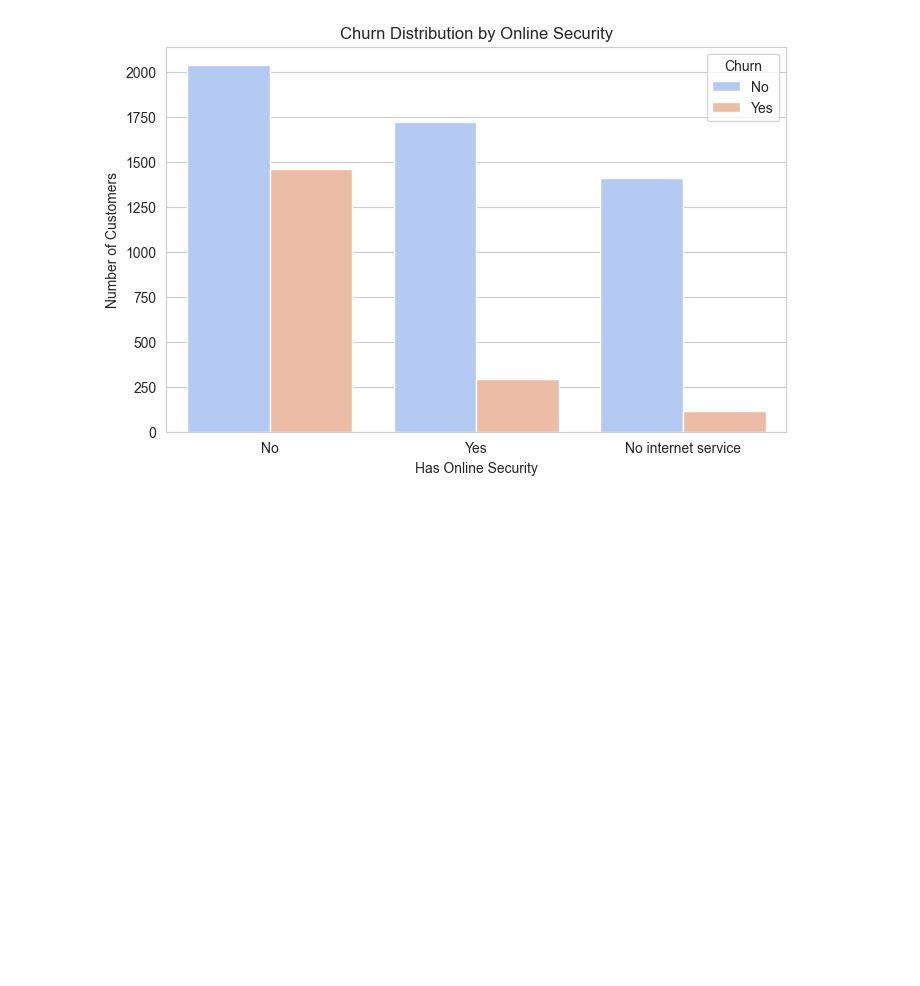
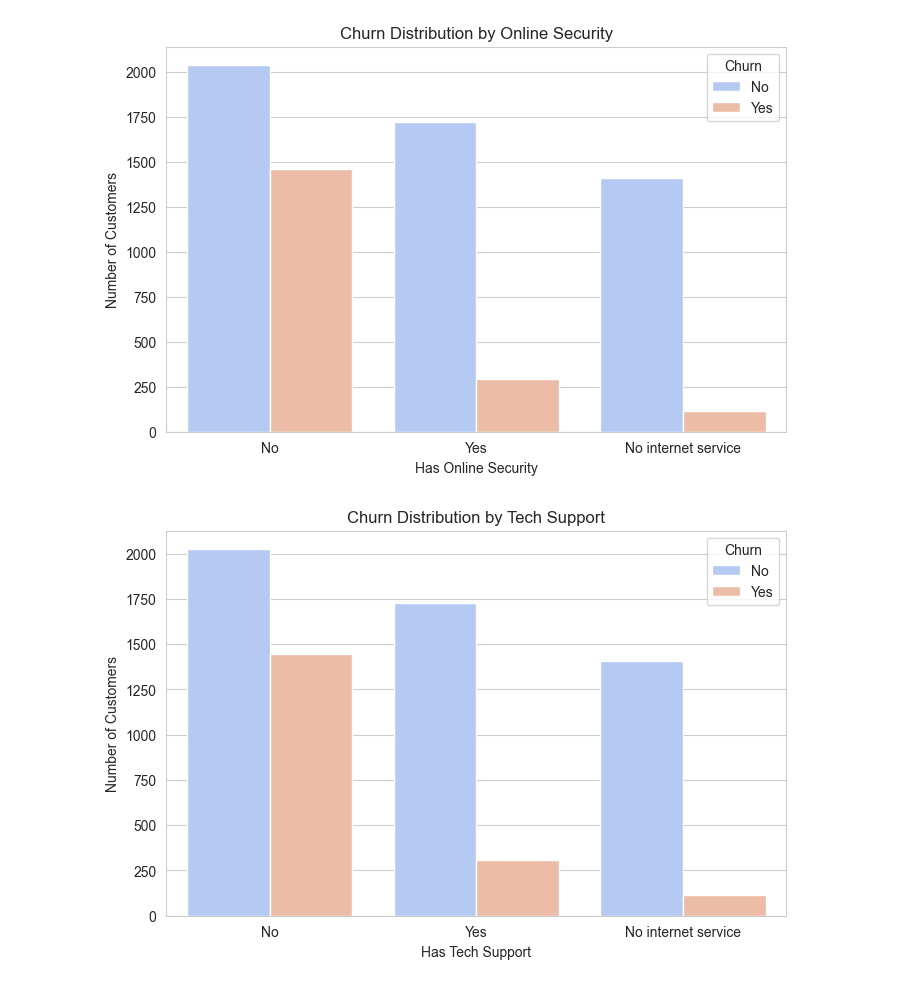
Before and after one commit to sanjaybhargav353/Telco_Customer_Churn, a Jupyter notebook: notbooks/01_Churn_Analysis.ipynb, the cells around one changed output. Cells and saved outputs as stored; diff of their text form; code cells hidden in the pictures; blank space fills up the shorter version.

```diff
--- a/notbooks/01_Churn_Analysis.ipynb
+++ b/notbooks/01_Churn_Analysis.ipynb
@@ -173,2 +179,11 @@ churn_percentages_by_internet
 # %% [output]
 [figure]
+# %%
+plt.figure(figsize=(8, 5))
+sns.countplot(x='TechSupport', hue='Churn', data=df, palette='coolwarm')
+plt.title('Churn Distribution by Tech Support')
+plt.xlabel('Has Tech Support')
+plt.ylabel('Number of Customers')
+plt.show()
+# %% [output]
+[figure, added]
```
Also changed, not shown: parts of 5 cells of this notebook.
